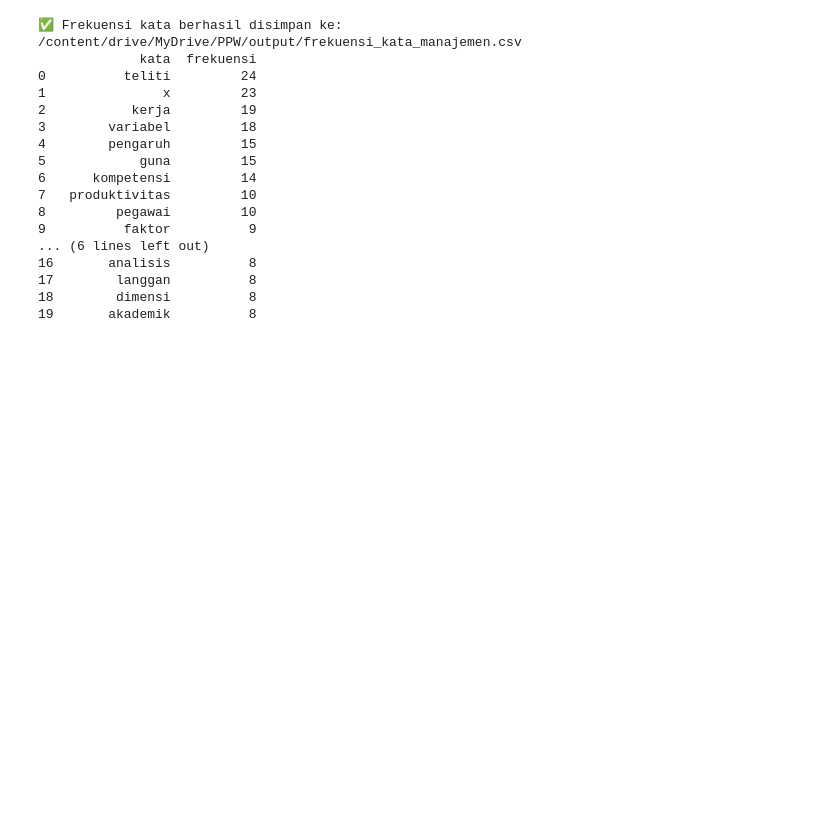
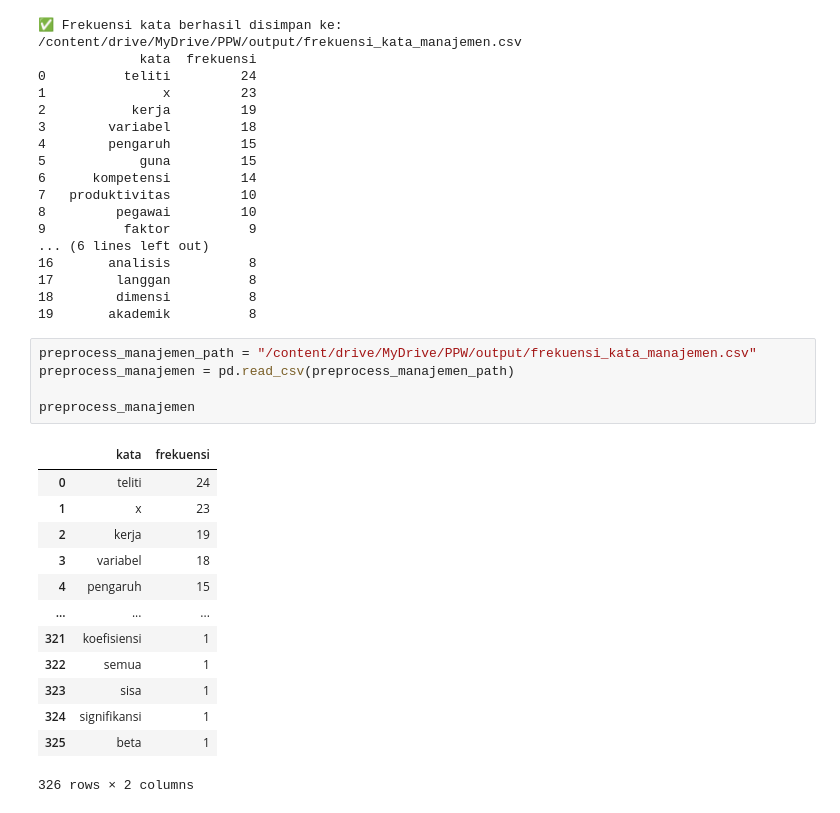
Before and after one commit to ahyaac/PPW, a Jupyter notebook: _sources/tugass/tugas4_crawling_manajemen_abstrak_id.ipynb, the cells around one changed output. Cells and saved outputs as stored; diff of their text form; blank space fills up the shorter version.

```diff
--- a/_sources/tugass/tugas4_crawling_manajemen_abstrak_id.ipynb
+++ b/_sources/tugass/tugas4_crawling_manajemen_abstrak_id.ipynb
@@ -296,3 +294,22 @@ print(freq_df.head(20))  # tampilkan 20 kata teratas
 17        langgan          8
 18        dimensi          8
 19       akademik          8
+# %%
+preprocess_manajemen_path = "/content/drive/MyDrive/PPW/output/frekuensi_kata_manajemen.csv"
+preprocess_manajemen = pd.read_csv(preprocess_manajemen_path)
+
+preprocess_manajemen
+# %% [output]
+|  | kata | frekuensi |
+| 0 | teliti | 24 |
+| 1 | x | 23 |
+| 2 | kerja | 19 |
+| 3 | variabel | 18 |
+| 4 | pengaruh | 15 |
+| ... | ... | ... |
+| 321 | koefisiensi | 1 |
+| 322 | semua | 1 |
+| 323 | sisa | 1 |
+| 324 | signifikansi | 1 |
+| 325 | beta | 1 |
+326 rows × 2 columns
```
Also changed, not shown: parts of 7 cells of this notebook, 7 other files.
